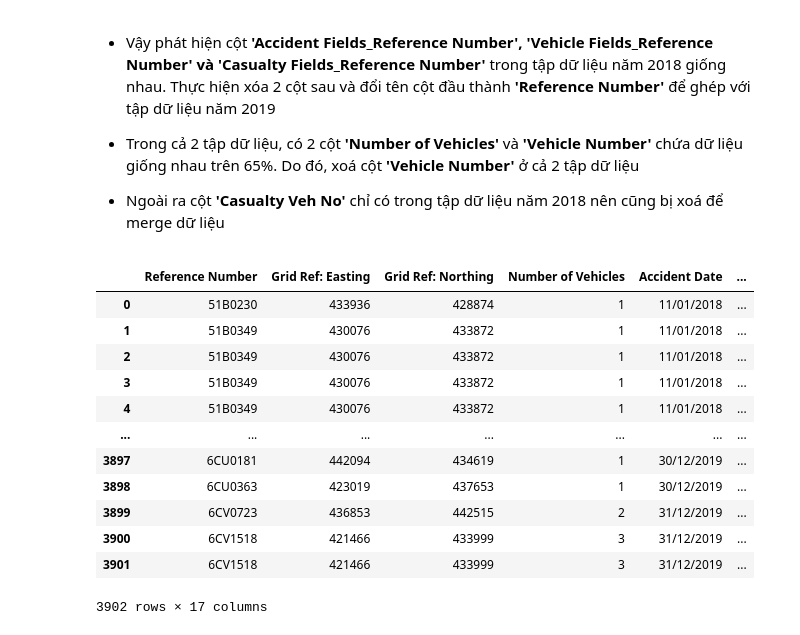
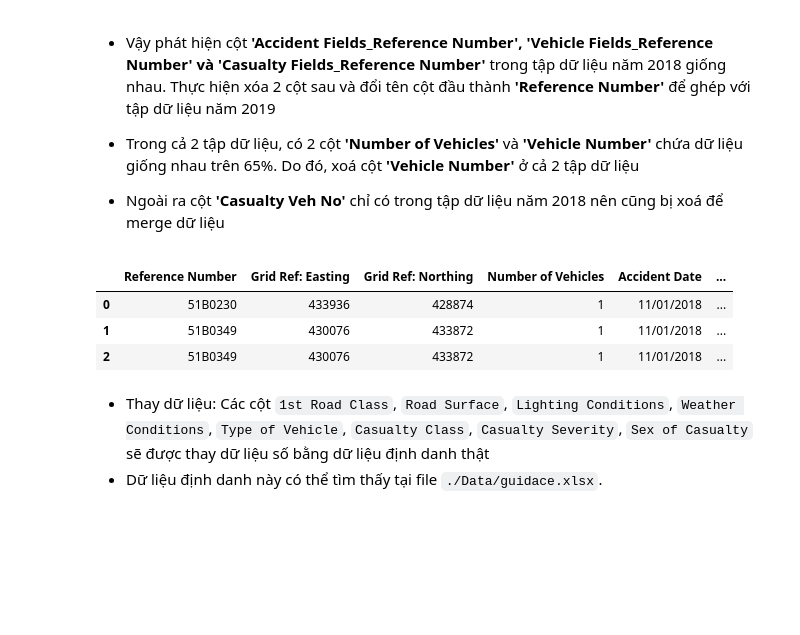
Before and after one commit to XQuyTran/Traffic-Accident-Analysis, a Jupyter notebook: src/preprocess/merge_data.ipynb, the cells around one changed output. Saved outputs shown, nothing was run; the diff lists cells and outputs as text; code cells hidden in the pictures; blank space fills up the shorter version.

```diff
--- a/src/preprocess/merge_data.ipynb
+++ b/src/preprocess/merge_data.ipynb
@@ -106,19 +91,10 @@ df_19.drop(columns=['Vehicle Number'], inplace=True)
 df_18.rename(columns={'Accident Fields_Reference Number': 'Reference Number'}, inplace=True)
 # %%
 # ghép dữ liệu năm 2018 và 2019
-traffic_df = df_18.append(df_19, ignore_index=True)
-traffic_df
+df_18_19 = df_18.append(df_19, ignore_index=True)
+df_18_19.head(3)
 # %% [output]
 |  | Reference Number | Grid Ref: Easting | Grid Ref: Northing | Number of Vehicles | Accident Date | ... |
 | 0 | 51B0230 | 433936 | 428874 | 1 | 11/01/2018 | ... |
 | 1 | 51B0349 | 430076 | 433872 | 1 | 11/01/2018 | ... |
 | 2 | 51B0349 | 430076 | 433872 | 1 | 11/01/2018 | ... |
-| 3 | 51B0349 | 430076 | 433872 | 1 | 11/01/2018 | ... |
-| 4 | 51B0349 | 430076 | 433872 | 1 | 11/01/2018 | ... |
-| ... | ... | ... | ... | ... | ... | ... |
-| 3897 | 6CU0181 | 442094 | 434619 | 1 | 30/12/2019 | ... |
-| 3898 | 6CU0363 | 423019 | 437653 | 1 | 30/12/2019 | ... |
-| 3899 | 6CV0723 | 436853 | 442515 | 2 | 31/12/2019 | ... |
-| 3900 | 6CV1518 | 421466 | 433999 | 3 | 31/12/2019 | ... |
-| 3901 | 6CV1518 | 421466 | 433999 | 3 | 31/12/2019 | ... |
-3902 rows × 17 columns
@@ -127,0 +101,3 @@ traffic_df.to_csv('../../Data/data_2018_2019.csv', index=False)
+# %% [markdown]
+- Thay dữ liệu: Các cột `1st Road Class`, `Road Surface`, `Lighting Conditions`, `Weather Conditions`, `Type of Vehicle`, `Casualty Class`, `Casualty Severity`, `Sex of Casualty` sẽ được thay dữ liệu số bằng dữ liệu định danh thật
+- Dữ liệu định danh này có thể tìm thấy tại file `./Data/guidace.xlsx`.
```
Also changed, not shown: parts of 38 cells of this notebook, 1 other file.
